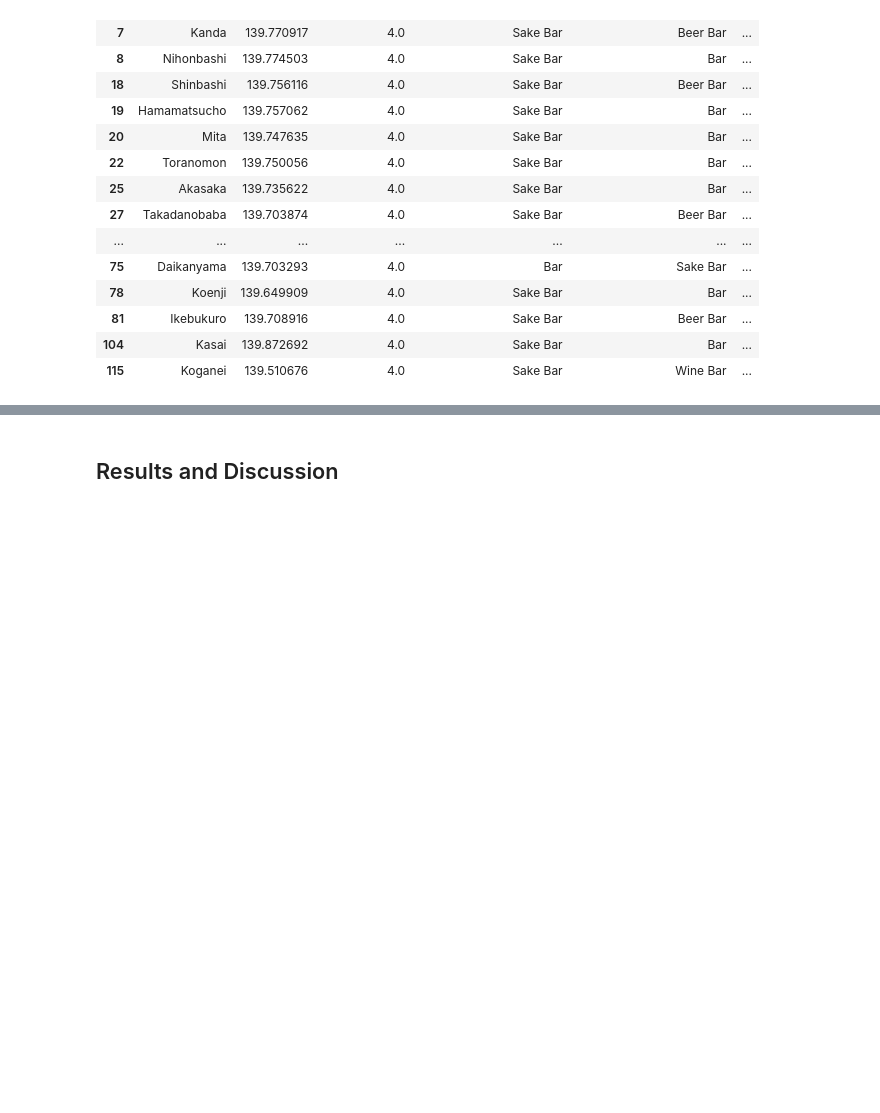
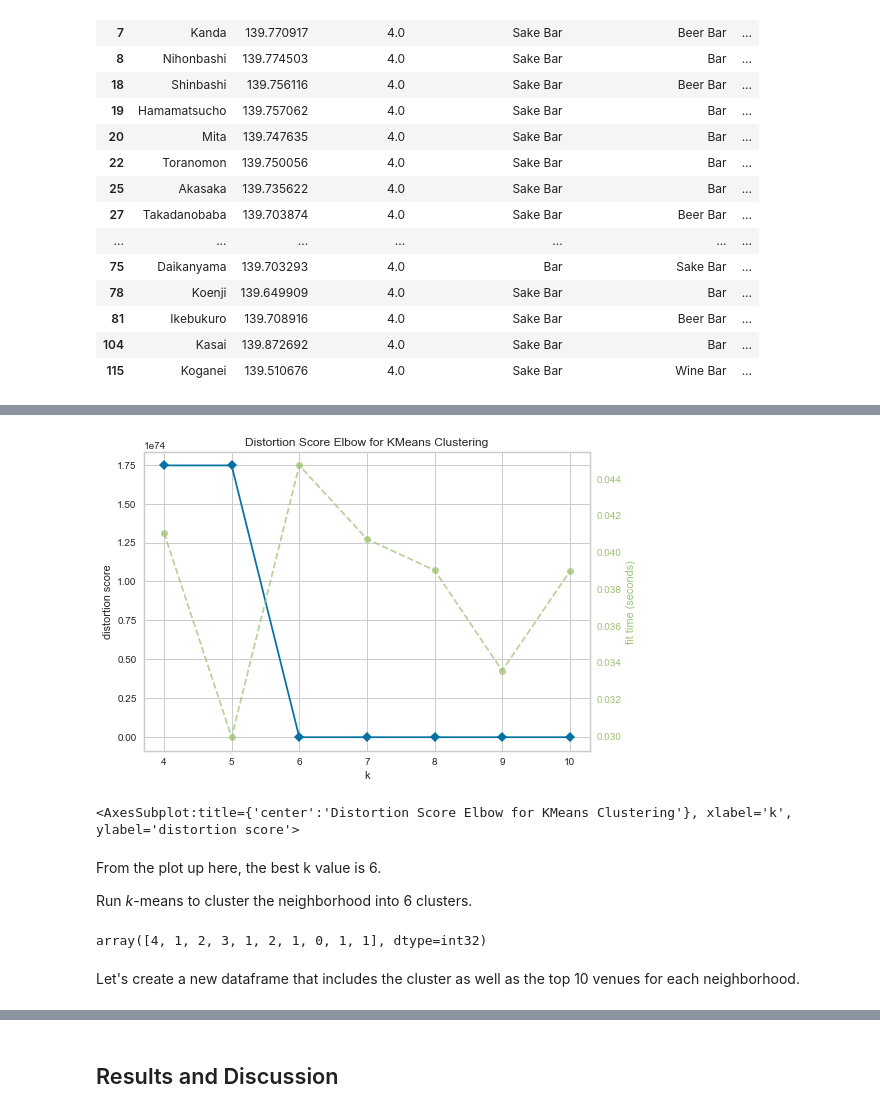
Before and after one commit to taakuu/Coursera_Capstone, a Jupyter notebook: Week4-5_The_Battle_of_Neighborhoods/Week5-The-Battle-of-Neighborhoods.ipynb, the cells around one changed output, grey strips where cells are left out. Saved outputs shown, nothing was run; the diff lists cells and outputs as text; code cells hidden in the pictures; blank space fills up the shorter version.

```diff
--- a/Week4-5_The_Battle_of_Neighborhoods/Week5-The-Battle-of-Neighborhoods.ipynb
+++ b/Week4-5_The_Battle_of_Neighborhoods/Week5-The-Battle-of-Neighborhoods.ipynb
@@ -1196,0 +1185,13 @@ tokyo_merged.loc[tokyo_merged['Cluster Labels'] == 4, tokyo_merged.columns[[1] +
+# %%
+# one hot encoding
+tokyo_onehot_borough = pd.get_dummies(tokyo_venues_bar[['Venue Category']], prefix="", prefix_sep="")
+
+# add neighborhood column back to dataframe
+tokyo_onehot_borough['Borough'] = tokyo_venues_bar['Borough']
+
+# move neighborhood column to the first column
+fixed_columns = [tokyo_onehot_borough.columns[-1]] + list(tokyo_onehot_borough.columns[:-1])
+tokyo_onehot_borough = tokyo_onehot_borough[fixed_columns]
+
+print(tokyo_onehot_borough.shape)
+tokyo_onehot_borough.head()
@@ -1196,0 +1206,4 @@ tokyo_merged.loc[tokyo_merged['Cluster Labels'] == 4, tokyo_merged.columns[[1] +
+# %%
+tokyo_bars_borough = tokyo_onehot_borough.groupby('Borough').sum().reset_index()
+print(tokyo_bars_borough.shape)
+tokyo_bars_borough.head()
@@ -1196,0 +1218,5 @@ tokyo_merged.loc[tokyo_merged['Cluster Labels'] == 4, tokyo_merged.columns[[1] +
+# %%
+print(covit_foreign.shape)
+covit_foreign_bar = pd.merge(covit_foreign, tokyo_bars_borough, on='Borough')
+print(covit_foreign_bar.shape)
+covit_foreign_bar.head()
@@ -1196,0 +1232,4 @@ tokyo_merged.loc[tokyo_merged['Cluster Labels'] == 4, tokyo_merged.columns[[1] +
+# %%
+tokyo_grouped_borough = covit_foreign_bar.drop(['Municipal_code','Borough_J','Borough_suffix','Latitude','Longitude'], axis=1)
+print(tokyo_grouped_borough.shape)
+tokyo_grouped_borough.head()
@@ -1196,0 +1262,35 @@ tokyo_merged.loc[tokyo_merged['Cluster Labels'] == 4, tokyo_merged.columns[[1] +
+# %%
+from sklearn.cluster import KMeans
+from yellowbrick.cluster import KElbowVisualizer
+
+tokyo_part_clustering_borough = tokyo_grouped_borough.drop('Borough', 1)
+
+# Instantiate the clustering model and visualizer
+model = KMeans()
+visualizer = KElbowVisualizer(model, k=(4,11), locate_elbow=False)
+
+visualizer.fit(tokyo_part_clustering_borough)        # Fit the data to the visualizer
+visualizer.poof()    # Draw/show/poof the data
+# %% [output]
+[figure, added]
+<AxesSubplot:title={'center':'Distortion Score Elbow for KMeans Clustering'}, xlabel='k', ylabel='distortion score'>
+# %% [markdown]
+From the plot up here, the best k value is 6.
+
+Run _k_-means to cluster the neighborhood into 6 clusters.
+# %%
+# set number of clusters
+kclusters = 6
+
+tokyo_grouped_clustering_borough = tokyo_grouped_borough.drop('Borough', 1)
+
+# run k-means clustering
+#kmeans = KMeans(n_clusters=kclusters, random_state=0).fit(tokyo_grouped_clustering)
+kmeans = KMeans(init = "k-means++", n_clusters=kclusters, random_state=0).fit(tokyo_grouped_clustering_borough)
+
+# check cluster labels generated for each row in the dataframe
+kmeans.labels_[0:10]
+# %% [output]
+array([4, 1, 2, 3, 1, 2, 1, 0, 1, 1], dtype=int32)
+# %% [markdown]
+Let's create a new dataframe that includes the cluster as well as the top 10 venues for each neighborhood.
```
Also changed, not shown: parts of 35 cells of this notebook.
